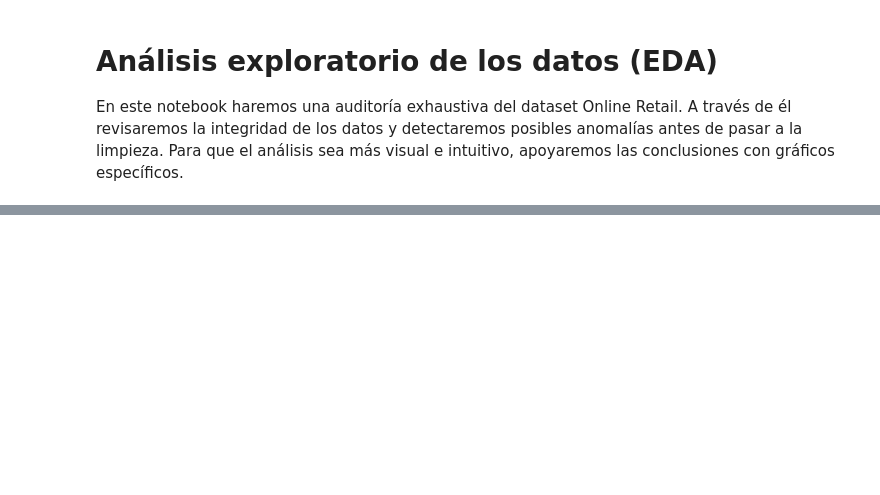
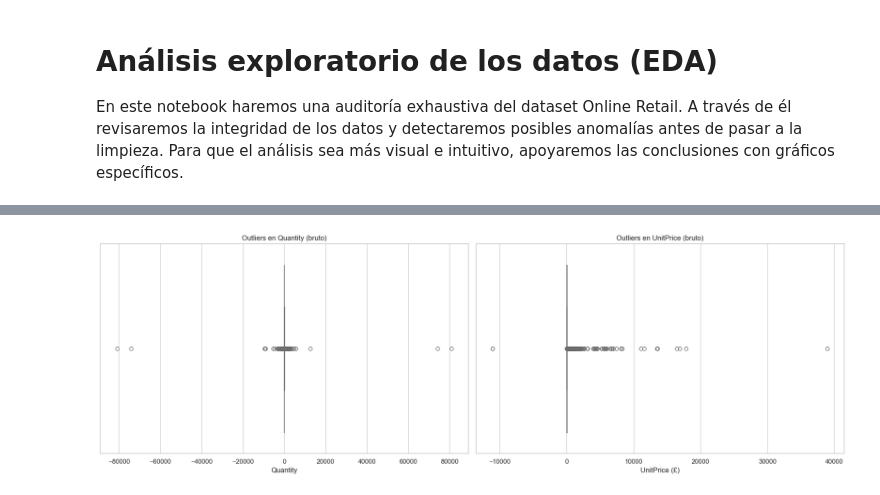
Before and after one commit to ravel01106/proyecto-master-ia-big-data, a Jupyter notebook: notebooks/regression_proyect/analysis/eda_data.ipynb, the cells around one changed output, grey strips where cells are left out. Saved outputs shown, nothing was run; the diff lists cells and outputs as text; code cells hidden in the pictures; blank space fills up the shorter version.

Commit message:
commit rama nueva hasta outliers

```diff
--- a/notebooks/regression_proyect/analysis/eda_data.ipynb
+++ b/notebooks/regression_proyect/analysis/eda_data.ipynb
@@ -61 +318,18 @@ dtype: int64
+# %%
+# 2.3.7 — Boxplots brutos de Quantity y UnitPrice (datos sin filtrar)
+fig, ax = plt.subplots(1, 2, figsize=(18, 6))
+
+sns.boxplot(x=df['Quantity'], ax=ax[0], color='skyblue')
+ax[0].set_title('Outliers en Quantity (bruto)')
+ax[0].set_xlabel('Quantity')
+
+sns.boxplot(x=df['UnitPrice'], ax=ax[1], color='salmon')
+ax[1].set_title('Outliers en UnitPrice (bruto)')
+ax[1].set_xlabel('UnitPrice (£)')
+
+plt.tight_layout()
+plt.savefig(f'{RUTA_GRAFICOS}2.3.7_boxplots_brutos.png', dpi=150)
+plt.show()
+# %% [output]
+[figure, added]
 # %%
```
Also changed, not shown: parts of 27 cells of this notebook, 2 other files.
